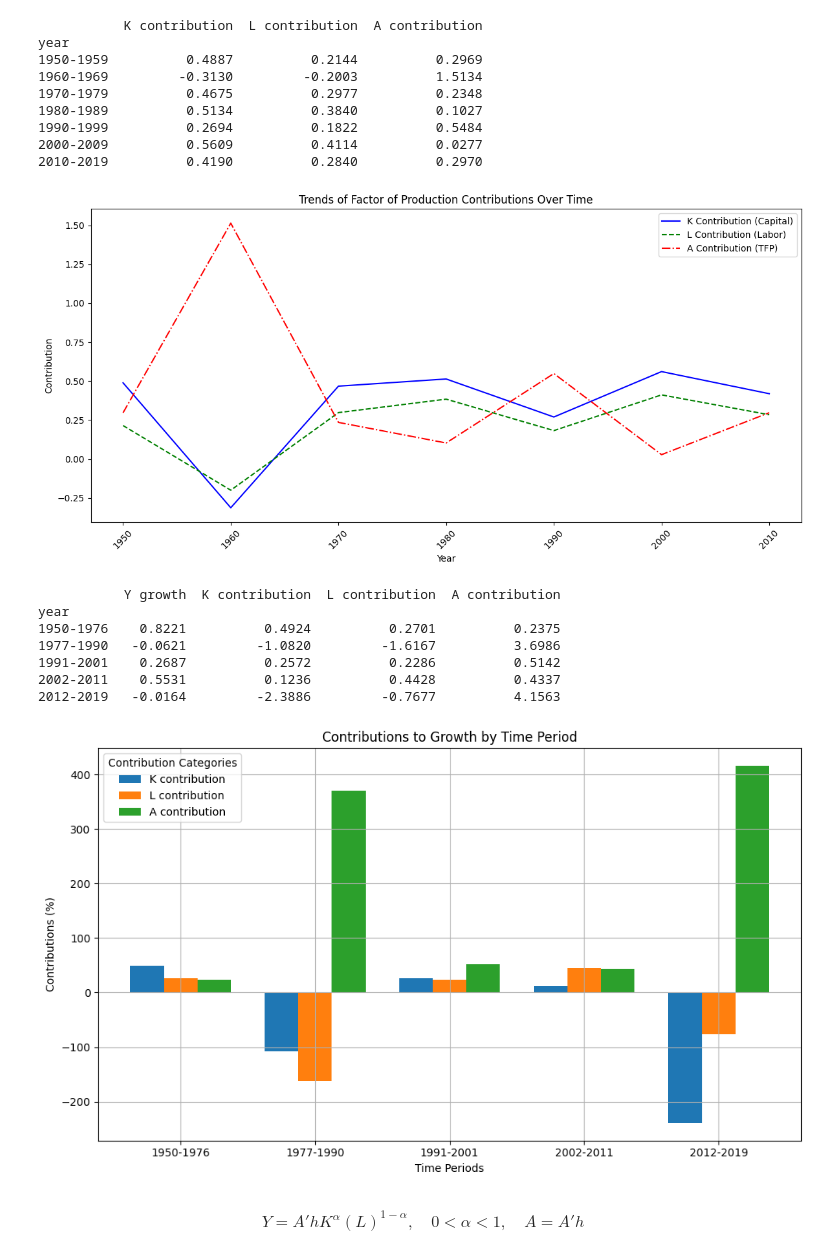
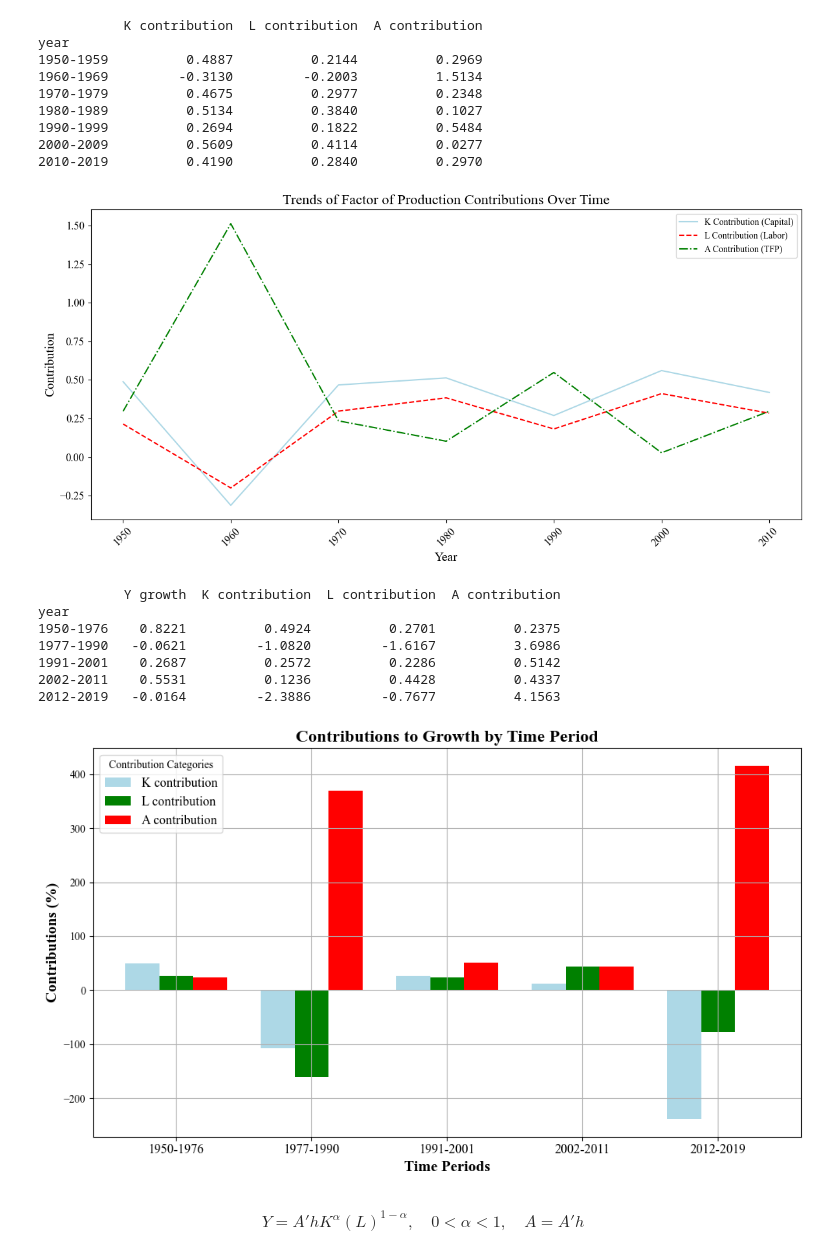
Before and after one commit to andreheeshaojun/EC2B1-Coursework, a Jupyter notebook: Section A/Section-A-Code.ipynb, the cells around one changed output. Cells and saved outputs as stored; diff of their text form; code cells hidden in the pictures.

```diff
--- a/Section A/Section-A-Code.ipynb
+++ b/Section A/Section-A-Code.ipynb
@@ -854,7 +788,7 @@ filtered_df.reset_index(drop=True).columns
 
 
 h = "Human capital index, based on years of schooling and returns to education; see Human capital in PWT9."
-Y = "Real GDP at constant 2017 national prices (in mil. 2017US$)"
+Y_label = "Real GDP at constant 2017 national prices (in mil. 2017US$)"
 K = "Capital stock at constant 2017 national prices (in mil. 2017US$)"
 l = "Number of persons engaged (in millions)"
 avh = "Average annual hours worked by persons engaged"
@@ -862,7 +796,7 @@ avh = "Average annual hours worked by persons engaged"
 
 # Use apply function to calculate A for each rows based on the values in the columns.
 filtered_df["log A (Total Factor Productivity)"] = filtered_df.apply(
-   lambda row: row[Y] / (row[K] ** alpha * (row[l] * row[avh]) ** (1 - alpha)),
+   lambda row: row[Y_label] / (row[K] ** alpha * (row[l] * row[avh]) ** (1 - alpha)),
    axis=1
 ).apply(np.log)
 filtered_df
@@ -1067,26 +1010,27 @@ if not pd.api.types.is_integer_dtype(df_contribs_10yr.index):
 plt.figure(figsize=(12, 6))
 
 # Plot each contribution with a distinct color
-plt.plot(df_contribs_10yr.index, df_contribs_10yr['K contribution'], label='K Contribution (Capital)', color='blue', linestyle='-')
-plt.plot(df_contribs_10yr.index, df_contribs_10yr['L contribution'], label='L Contribution (Labor)', color='green', linestyle='--')
-plt.plot(df_contribs_10yr.index, df_contribs_10yr['A contribution'], label='A Contribution (TFP)', color='red', linestyle='-.')
+plt.plot(df_contribs_10yr.index, df_contribs_10yr['K contribution'], label='K Contribution (Capital)', color='lightblue', linestyle='-')
+plt.plot(df_contribs_10yr.index, df_contribs_10yr['L contribution'], label='L Contribution (Labor)', color='red', linestyle='--')
+plt.plot(df_contribs_10yr.index, df_contribs_10yr['A contribution'], label='A Contribution (TFP)', color='green', linestyle='-.')
 
-# Add titles and labels
-plt.title('Trends of Factor of Production Contributions Over Time')
-plt.xlabel('Year')
-plt.ylabel('Contribution')
+# Add titles and labels with Times New Roman font
+plt.title('Trends of Factor of Production Contributions Over Time', fontname='Times New Roman', fontsize=16)
+plt.xlabel('Year', fontname='Times New Roman', fontsize=14)
+plt.ylabel('Contribution', fontname='Times New Roman', fontsize=14)
 
-# Add legend
-plt.legend(loc='best')
+# Add legend with Times New Roman font
+plt.legend(loc='best', prop={'family': 'Times New Roman'})
 
-# Rotate x-axis labels for better readability
-plt.xticks(df_contribs_10yr.index, rotation=45)
+# Rotate x-axis labels for better readability with Times New Roman font
+plt.xticks(df_contribs_10yr.index, rotation=45, fontname='Times New Roman', fontsize=12)
+plt.yticks(fontname='Times New Roman', fontsize=12)
 
 # Display the plot
 plt.tight_layout()
 plt.show()
 # %% [output]
-[figure, old version]
+[figure, new version]
 # %%
 #  Calculating Trend for Selected Sub-Periods
 ## Create a DataFrame to store average growth rates
@@ -1104,8 +1048,8 @@ cols = [Y, K, l, avh, 'log A (Total Factor Productivity)']
 
 # Fill with average growth rates for the defined intervals
 avg_growth_rates.loc['1950-1976'] = np.log(
-   filtered_df.loc[filtered_df['Year'].dt.year == 1976, [Y, K]].iloc[0].values /
-   filtered_df.loc[filtered_df['Year'].dt.year == 1950, [Y, K]].iloc[0].values
+   filtered_df.loc[filtered_df['Year'].dt.year == 1976, [Y_label, K]].iloc[0].values /
+   filtered_df.loc[filtered_df['Year'].dt.year == 1950, [Y_label, K]].iloc[0].values
 ).tolist() + [
    np.log(
        (filtered_df.loc[filtered_df['Year'].dt.year == 1976, l].iloc[0] *
@@ -1118,8 +1062,8 @@ avg_growth_rates.loc['1950-1976'] = np.log(
 ]
 
 avg_growth_rates.loc['1977-1990'] = np.log(
-   filtered_df.loc[filtered_df['Year'].dt.year == 1990, [Y, K]].iloc[0].values /
-   filtered_df.loc[filtered_df['Year'].dt.year == 1977, [Y, K]].iloc[0].values
+   filtered_df.loc[filtered_df['Year'].dt.year == 1990, [Y_label, K]].iloc[0].values /
+   filtered_df.loc[filtered_df['Year'].dt.year == 1977, [Y_label, K]].iloc[0].values
 ).tolist() + [
    np.log(
        (filtered_df.loc[filtered_df['Year'].dt.year == 1990, l].iloc[0] *
@@ -1133,8 +1077,8 @@ avg_growth_rates.loc['1977-1990'] = np.log(
 
 
 avg_growth_rates.loc['1991-2001'] = np.log(
-   filtered_df.loc[filtered_df['Year'].dt.year == 2001, [Y, K]].iloc[0].values /
-   filtered_df.loc[filtered_df['Year'].dt.year == 1991, [Y, K]].iloc[0].values
+   filtered_df.loc[filtered_df['Year'].dt.year == 2001, [Y_label, K]].iloc[0].values /
+   filtered_df.loc[filtered_df['Year'].dt.year == 1991, [Y_label, K]].iloc[0].values
 ).tolist() + [
    np.log(
        (filtered_df.loc[filtered_df['Year'].dt.year == 2001, l].iloc[0] *
@@ -1148,8 +1092,8 @@ avg_growth_rates.loc['1991-2001'] = np.log(
 
 
 avg_growth_rates.loc['2002-2011'] = np.log(
-   filtered_df.loc[filtered_df['Year'].dt.year == 2011, [Y, K]].iloc[0].values /
-   filtered_df.loc[filtered_df['Year'].dt.year == 2002, [Y, K]].iloc[0].values
+   filtered_df.loc[filtered_df['Year'].dt.year == 2011, [Y_label, K]].iloc[0].values /
+   filtered_df.loc[filtered_df['Year'].dt.year == 2002, [Y_label, K]].iloc[0].values
 ).tolist() + [
    np.log(
        (filtered_df.loc[filtered_df['Year'].dt.year == 2011, l].iloc[0] *
@@ -1162,8 +1106,8 @@ avg_growth_rates.loc['2002-2011'] = np.log(
 ]
 
 avg_growth_rates.loc['2012-2019'] = np.log(
-   filtered_df.loc[filtered_df['Year'].dt.year == 2019, [Y, K]].iloc[0].values /
-   filtered_df.loc[filtered_df['Year'].dt.year == 2012, [Y, K]].iloc[0].values
+   filtered_df.loc[filtered_df['Year'].dt.year == 2019, [Y_label, K]].iloc[0].values /
+   filtered_df.loc[filtered_df['Year'].dt.year == 2012, [Y_label, K]].iloc[0].values
 ).tolist() + [
    np.log(
        (filtered_df.loc[filtered_df['Year'].dt.year == 2019, l].iloc[0] *
@@ -1201,42 +1145,46 @@ year
 # %%
 # Reset the index for plotting
 df_contribs_long_plot = df_contribs_long.reset_index()
 df_contribs_long_plot.rename(columns={'index': 'year'}, inplace=True)
 
 # Extract data for plotting
 time_periods = df_contribs_long_plot['year']
 categories = ['K contribution', 'L contribution', 'A contribution']
 values = df_contribs_long_plot[categories].values * 100  # Convert contributions to percentages
 
 # Create a bar plot
 x = range(len(time_periods))  # Position of groups
 width = 0.25  # Width of each bar
 offsets = [-width, 0, width]  # Offsets for grouped bars
 
 plt.figure(figsize=(10, 6))
 
-# Plot each contribution category
+# Define colors for each category
+colors = ['lightblue', 'green', 'red']
+
+# Plot each contribution category with specified colors
 for i, category in enumerate(categories):
     plt.bar(
         [pos + offsets[i] for pos in x],  # Adjust positions for grouping
         values[:, i],  # Contribution values for the category (now in percentages)
         width,
-        label=category
+        label=category,
+        color=colors[i]  # Set the color for each category
     )
 
-# Formatting the plot
-plt.xlabel('Time Periods')
-plt.ylabel('Contributions (%)')  # Update y-axis label to reflect percentage scale
-plt.title('Contributions to Growth by Time Period')
-plt.xticks(x, time_periods)
-plt.legend(title='Contribution Categories')
+# Formatting the plot with Times New Roman font
+plt.xlabel('Time Periods', fontname='Times New Roman', fontsize=14, fontweight ="bold")
+plt.ylabel('Contributions (%)', fontname='Times New Roman', fontsize=14, fontweight ="bold")  # Update y-axis label to reflect percentage scale
+plt.title('Contributions to Growth by Time Period', fontname='Times New Roman', fontsize=16, fontweight ="bold")
+plt.xticks(x, time_periods, fontname='Times New Roman', fontsize=12)
+plt.legend(title='Contribution Categories', prop={'family': 'Times New Roman', 'size': 12})
 plt.tight_layout()
 plt.grid(True)
 
 # Show the plot
 plt.show()
 # %% [output]
-[figure, old version]
+[figure, new version]
 # %% [markdown]
 $$
 Y = A'h K^\alpha (L)^{1-\alpha}, \quad 0 < \alpha < 1, \quad A = A'h
```
Also changed, not shown: parts of 34 cells of this notebook.
